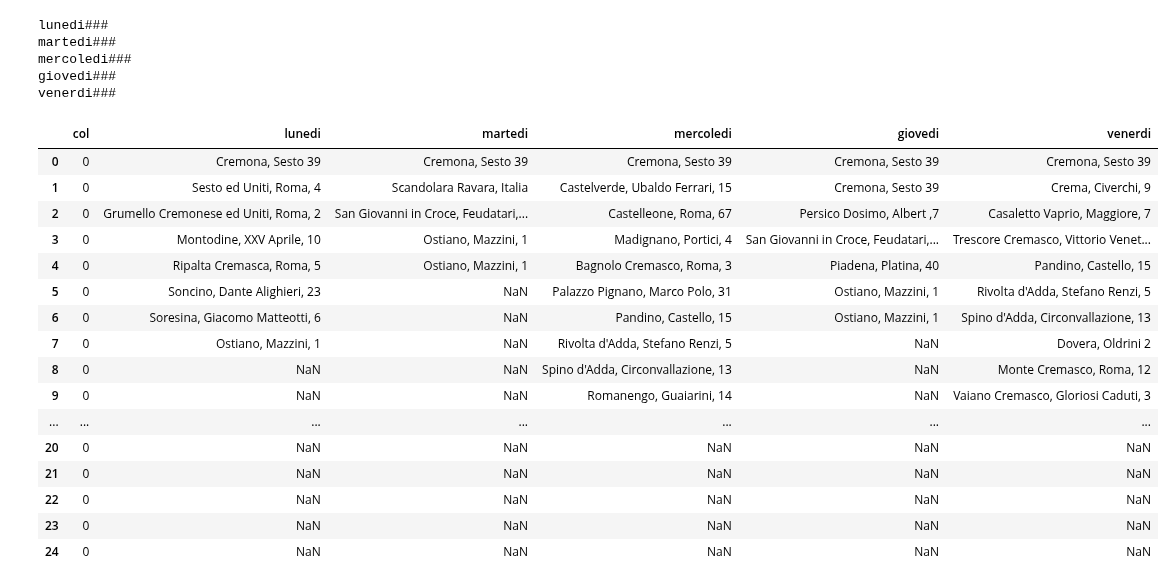
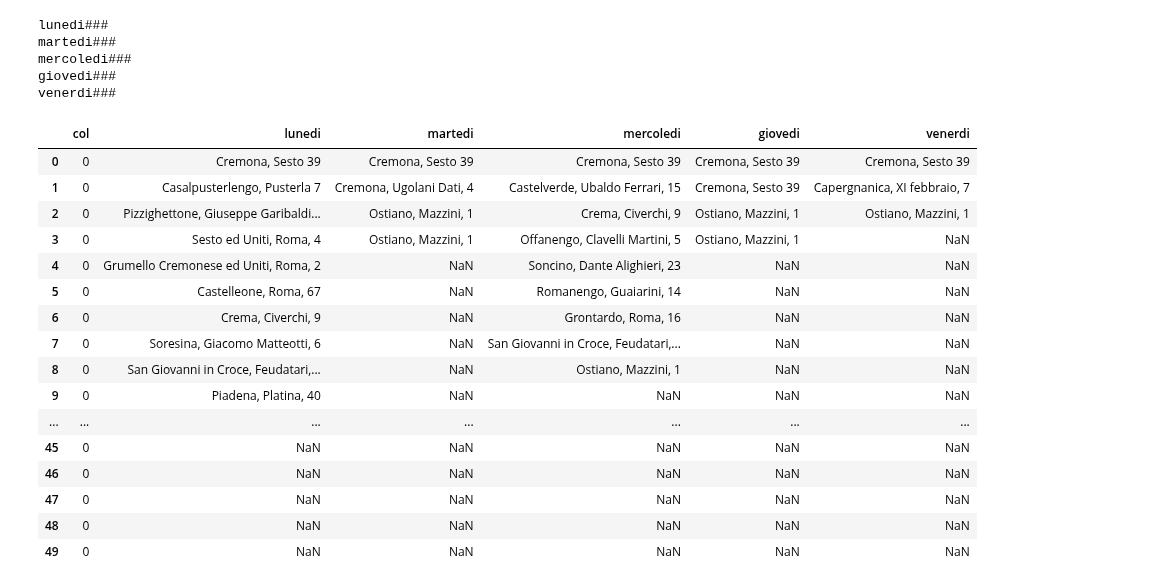
Before and after one commit to MassimoCavagna/Bachelor-Thesis, a Jupyter notebook: Algoritmi/multi-vehicle local search.ipynb, the cells around one changed output. Saved outputs shown, nothing was run; the diff lists cells and outputs as text; code cells hidden in the pictures.

```diff
--- a/Algoritmi/multi-vehicle local search.ipynb
+++ b/Algoritmi/multi-vehicle local search.ipynb
@@ -96,7 +96,7 @@ def get_best_improvement(curr_day, from_vehicle, to_vehicle, best_improvement, b
 
         #If there's an improvement we update "best" variables, in other case we skip to next day
         #print(local_improvement)
-        if local_improvement<0:
+        if local_improvement=="":
             continue
         elif local_improvement>best_improvement:
             best_improvement = local_improvement
@@ -112,7 +112,7 @@ def get_best_improvement(curr_day, from_vehicle, to_vehicle, best_improvement, b
 #in the other day/veichle routing lists.
 #The location will be moved only if the improvement is positive
 #In case of different positive improvement we move in the higher
-pudding = 25
+pudding = 50
 week = ["lunedi", "martedi", "mercoledi", "giovedi", "venerdi"]
 short_week = ["martedi", "mercoledi", "giovedi"]
 fur1_copy = pd.DataFrame({})
@@ -148,7 +148,7 @@ for day in week:
         best_improvement, best_day, best_vehicle, best_idx = get_best_improvement(day, 1, 2, best_improvement, best_day, best_vehicle, best_idx, to_insert, curr_from_list, fur1_copy, fur2_copy)
 
         #If best_day isn't modified where isn't an improvement for every day/veichle
-        if(best_day==""):
+        if(best_improvement==-1000):
             continue
         else:
             #Remove from origin list and insert into target list
@@ -157,45 +157,46 @@ for day in week:
             if(best_vehicle==1):
                 #print(f"{to_insert} miglioramento veicolo 1 a {best_day}")
                 temp_list = list(fur1_copy[best_day].dropna())
+                temp_list.insert(best_idx, to_insert)
                 #temp_list.append("Ostiano, Mazzini, 1")
                 padding = pd.Series([np.nan]*(pudding-len(temp_list)))
                 temp_list = pd.concat([pd.Series(temp_list), padding], ignore_index=True)
                 #fur1_copy[best_day] = fur1_copy[best_day].replace(list(fur1_copy[best_day]), temp_list)
                 fur1_copy[best_day] = pd.Series(temp_list).values
 
             elif(best_vehicle==2):
                 #print(f"{to_insert} miglioramento veicolo 2 a {best_day}")
                 temp_list = list(fur2_copy[best_day].dropna())
                 temp_list.insert(best_idx, to_insert)
                 #temp_list.append("Ostiano, Mazzini, 1")
                 padding = pd.Series([np.nan]*(pudding-len(temp_list)))
                 temp_list = pd.concat([pd.Series(temp_list), padding], ignore_index=True)
                 #fur2_copy[best_day] =  fur2_copy[best_day].replace(list(fur2_copy[best_day]), temp_list)
                 fur2_copy[best_day] = pd.Series(temp_list).values
     padding = pd.Series([np.nan]*(pudding-len(curr_from_list)))
     curr_from_list = pd.concat([pd.Series(curr_from_list), padding], ignore_index=True)
     fur1_copy[day] = pd.Series(curr_from_list).values
 fur1_copy
 # %% [output]
 lunedi###
 martedi###
 mercoledi###
 giovedi###
 venerdi###
 |  | col | lunedi | martedi | mercoledi | giovedi | venerdi |
 | 0 | 0 | Cremona, Sesto 39 | Cremona, Sesto 39 | Cremona, Sesto 39 | Cremona, Sesto 39 | Cremona, Sesto 39 |
-| 1 | 0 | Sesto ed Uniti, Roma, 4 | Scandolara Ravara, Italia | Castelverde, Ubaldo Ferrari, 15 | Cremona, Sesto 39 | Crema, Civerchi, 9 |
-| 2 | 0 | Grumello Cremonese ed Uniti, Roma, 2 | San Giovanni in Croce, Feudatari,... | Castelleone, Roma, 67 | Persico Dosimo, Albert ,7 | Casaletto Vaprio, Maggiore, 7 |
-| 3 | 0 | Montodine, XXV Aprile, 10 | Ostiano, Mazzini, 1 | Madignano, Portici, 4 | San Giovanni in Croce, Feudatari,... | Trescore Cremasco, Vittorio Venet... |
-| 4 | 0 | Ripalta Cremasca, Roma, 5 | Ostiano, Mazzini, 1 | Bagnolo Cremasco, Roma, 3 | Piadena, Platina, 40 | Pandino, Castello, 15 |
-| 5 | 0 | Soncino, Dante Alighieri, 23 | NaN | Palazzo Pignano, Marco Polo, 31 | Ostiano, Mazzini, 1 | Rivolta d'Adda, Stefano Renzi, 5 |
-| 6 | 0 | Soresina, Giacomo Matteotti, 6 | NaN | Pandino, Castello, 15 | Ostiano, Mazzini, 1 | Spino d'Adda, Circonvallazione, 13 |
-| 7 | 0 | Ostiano, Mazzini, 1 | NaN | Rivolta d'Adda, Stefano Renzi, 5 | NaN | Dovera, Oldrini 2 |
-| 8 | 0 | NaN | NaN | Spino d'Adda, Circonvallazione, 13 | NaN | Monte Cremasco, Roma, 12 |
-| 9 | 0 | NaN | NaN | Romanengo, Guaiarini, 14 | NaN | Vaiano Cremasco, Gloriosi Caduti, 3 |
+| 1 | 0 | Casalpusterlengo, Pusterla 7 | Cremona, Ugolani Dati, 4 | Castelverde, Ubaldo Ferrari, 15 | Cremona, Sesto 39 | Capergnanica, XI febbraio, 7 |
+| 2 | 0 | Pizzighettone, Giuseppe Garibaldi... | Ostiano, Mazzini, 1 | Crema, Civerchi, 9 | Ostiano, Mazzini, 1 | Ostiano, Mazzini, 1 |
+| 3 | 0 | Sesto ed Uniti, Roma, 4 | Ostiano, Mazzini, 1 | Offanengo, Clavelli Martini, 5 | Ostiano, Mazzini, 1 | NaN |
+| 4 | 0 | Grumello Cremonese ed Uniti, Roma, 2 | NaN | Soncino, Dante Alighieri, 23 | NaN | NaN |
+| 5 | 0 | Castelleone, Roma, 67 | NaN | Romanengo, Guaiarini, 14 | NaN | NaN |
+| 6 | 0 | Crema, Civerchi, 9 | NaN | Grontardo, Roma, 16 | NaN | NaN |
+| 7 | 0 | Soresina, Giacomo Matteotti, 6 | NaN | San Giovanni in Croce, Feudatari,... | NaN | NaN |
+| 8 | 0 | San Giovanni in Croce, Feudatari,... | NaN | Ostiano, Mazzini, 1 | NaN | NaN |
+| 9 | 0 | Piadena, Platina, 40 | NaN | NaN | NaN | NaN |
 | ... | ... | ... | ... | ... | ... | ... |
-| 20 | 0 | NaN | NaN | NaN | NaN | NaN |
-| 21 | 0 | NaN | NaN | NaN | NaN | NaN |
-| 22 | 0 | NaN | NaN | NaN | NaN | NaN |
-| 23 | 0 | NaN | NaN | NaN | NaN | NaN |
-| 24 | 0 | NaN | NaN | NaN | NaN | NaN |
+| 45 | 0 | NaN | NaN | NaN | NaN | NaN |
+| 46 | 0 | NaN | NaN | NaN | NaN | NaN |
+| 47 | 0 | NaN | NaN | NaN | NaN | NaN |
+| 48 | 0 | NaN | NaN | NaN | NaN | NaN |
+| 49 | 0 | NaN | NaN | NaN | NaN | NaN |
```
Also changed, not shown: parts of 5 cells of this notebook, 8 other files.
